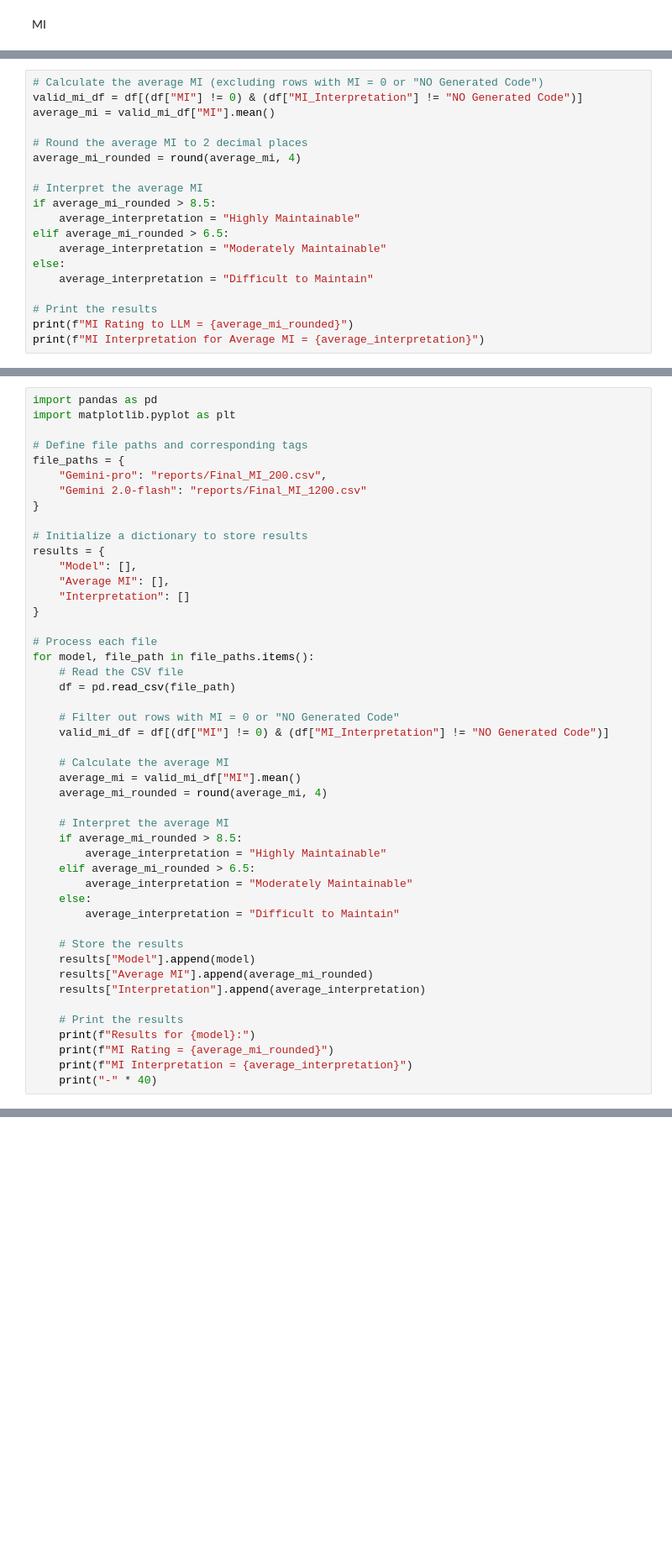
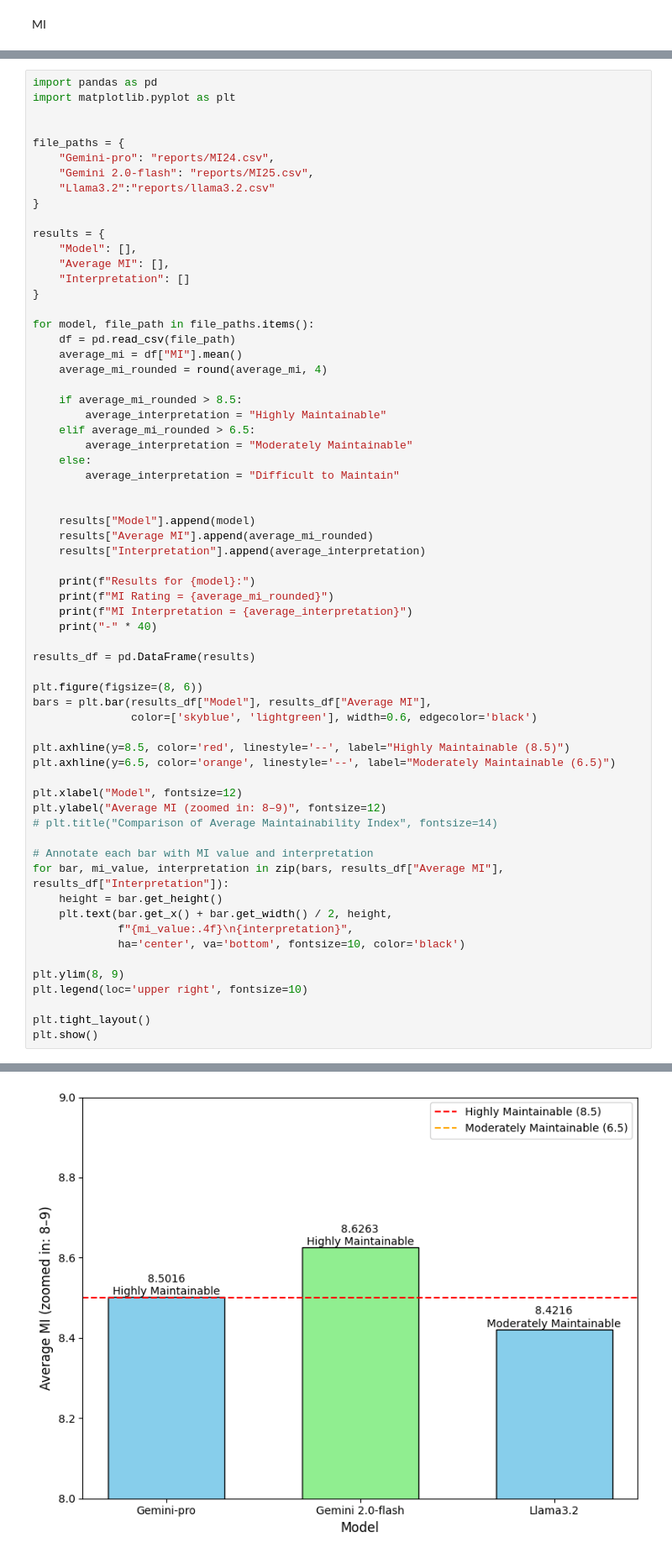
Before and after one commit to saurabh0206/LLMCodeQuality, a Jupyter notebook: MainCode/MI.ipynb, the cells around one changed output, grey strips where cells are left out. Shown at 84% size. Saved outputs shown, nothing was run; the diff lists cells and outputs as text; blank space fills up the shorter version.

Commit message:
llama3.2

```diff
--- a/MainCode/MI.ipynb
+++ b/MainCode/MI.ipynb
@@ -142,19 +2,0 @@ Average of ALL
-# %%
-# Calculate the average MI (excluding rows with MI = 0 or "NO Generated Code")
-valid_mi_df = df[(df["MI"] != 0) & (df["MI_Interpretation"] != "NO Generated Code")]
-average_mi = valid_mi_df["MI"].mean()
-
-# Round the average MI to 2 decimal places
-average_mi_rounded = round(average_mi, 4)
-
-# Interpret the average MI
-if average_mi_rounded > 8.5:
-    average_interpretation = "Highly Maintainable"
-elif average_mi_rounded > 6.5:
-    average_interpretation = "Moderately Maintainable"
-else:
-    average_interpretation = "Difficult to Maintain"
-
-# Print the results
-print(f"MI Rating to LLM = {average_mi_rounded}")
-print(f"MI Interpretation for Average MI = {average_interpretation}")
@@ -165,32 +60,24 @@ MI Interpretation for Average MI = Difficult to Maintain
 import pandas as pd
 import matplotlib.pyplot as plt
 
-# Define file paths and corresponding tags
+
 file_paths = {
-    "Gemini-pro": "reports/Final_MI_200.csv",
-    "Gemini 2.0-flash": "reports/Final_MI_1200.csv"
+    "Gemini-pro": "reports/MI24.csv",
+    "Gemini 2.0-flash": "reports/MI25.csv",
+    "Llama3.2":"reports/llama3.2.csv"
 }
 
-# Initialize a dictionary to store results
 results = {
     "Model": [],
     "Average MI": [],
     "Interpretation": []
 }
 
-# Process each file
 for model, file_path in file_paths.items():
-    # Read the CSV file
     df = pd.read_csv(file_path)
-
-    # Filter out rows with MI = 0 or "NO Generated Code"
-    valid_mi_df = df[(df["MI"] != 0) & (df["MI_Interpretation"] != "NO Generated Code")]
-
-    # Calculate the average MI
-    average_mi = valid_mi_df["MI"].mean()
+    average_mi = df["MI"].mean()
     average_mi_rounded = round(average_mi, 4)
 
-    # Interpret the average MI
     if average_mi_rounded > 8.5:
         average_interpretation = "Highly Maintainable"
     elif average_mi_rounded > 6.5:
@@ -198,15 +85,40 @@ for model, file_path in file_paths.items():
     else:
         average_interpretation = "Difficult to Maintain"
 
-    # Store the results
+
     results["Model"].append(model)
     results["Average MI"].append(average_mi_rounded)
     results["Interpretation"].append(average_interpretation)
 
-    # Print the results
     print(f"Results for {model}:")
     print(f"MI Rating = {average_mi_rounded}")
     print(f"MI Interpretation = {average_interpretation}")
     print("-" * 40)
+
+results_df = pd.DataFrame(results)
+
+plt.figure(figsize=(8, 6))
+bars = plt.bar(results_df["Model"], results_df["Average MI"],
+               color=['skyblue', 'lightgreen'], width=0.6, edgecolor='black')
+
+plt.axhline(y=8.5, color='red', linestyle='--', label="Highly Maintainable (8.5)")
+plt.axhline(y=6.5, color='orange', linestyle='--', label="Moderately Maintainable (6.5)")
+
+plt.xlabel("Model", fontsize=12)
+plt.ylabel("Average MI (zoomed in: 8–9)", fontsize=12)
+# plt.title("Comparison of Average Maintainability Index", fontsize=14)
+
+# Annotate each bar with MI value and interpretation
+for bar, mi_value, interpretation in zip(bars, results_df["Average MI"], results_df["Interpretation"]):
+    height = bar.get_height()
+    plt.text(bar.get_x() + bar.get_width() / 2, height,
+             f"{mi_value:.4f}\n{interpretation}",
+             ha='center', va='bottom', fontsize=10, color='black')
+
+plt.ylim(8, 9)
+plt.legend(loc='upper right', fontsize=10)
+
+plt.tight_layout()
+plt.show()
 # %% [output]
 Results for Gemini-pro:
@@ -219,0 +136 @@ MI Interpretation = Difficult to Maintain
+[figure, added]
```
Also changed, not shown: parts of 10 cells of this notebook, 15 other files.
